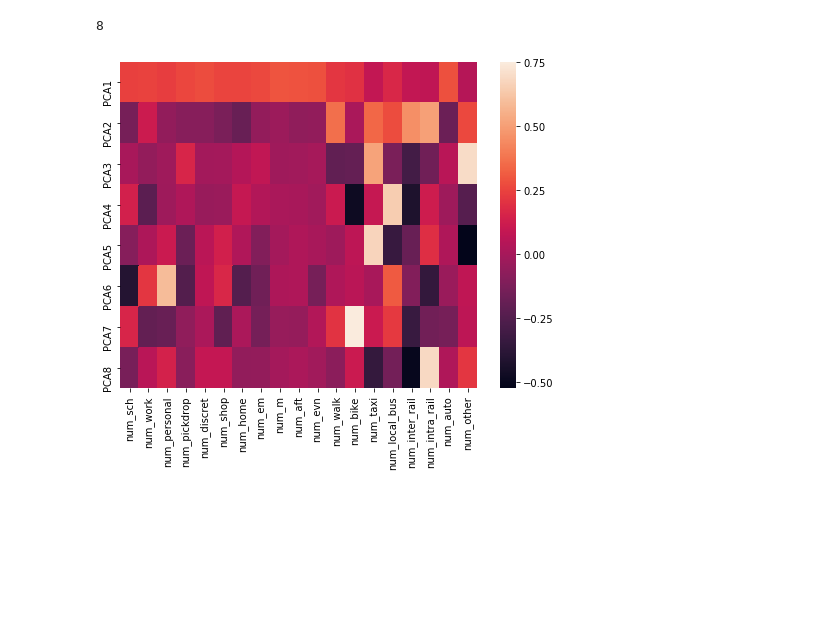
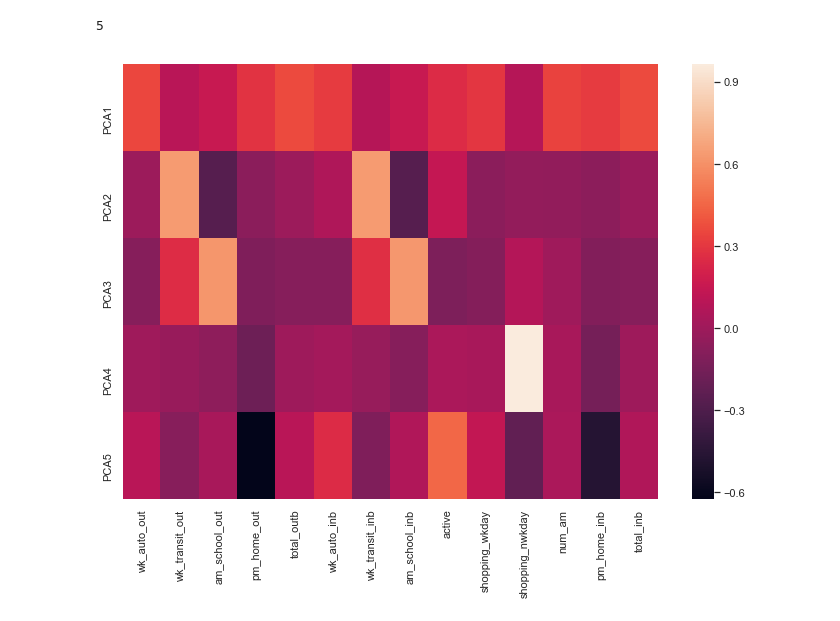
Before and after one commit to abaum1/mobilitymotifs, a Jupyter notebook: Dimensionality Reduction with PCA.ipynb, the cells around one changed output. Drawn from its saved outputs; the diff is of its cells as text; code cells hidden in the pictures; blank space fills up the shorter version.

```diff
--- a/Dimensionality Reduction with PCA.ipynb
+++ b/Dimensionality Reduction with PCA.ipynb
@@ -25,0 +23,9 @@ len(features)
+# %%
+color = sns.diverging_palette(11, 11)
+sns.set(font_scale=1)
+plt.subplots(figsize=(12,7))
+corr = zcode_data[[col for col in zcode_data.columns if col not in ['internal', "zip"]]].corr()
+corr.style.set_precision(3)
+sns.heatmap(corr, annot=True, cmap="YlGnBu", vmax=1, vmin = -0.1);
+sns.axes_style("white");
+plt.title("Pairwise Feature Correlations");
@@ -25,0 +34,4 @@ len(features)
+# %%
+features = zcode_data[[col for col in zcode_data.columns if col not in ['internal', "zip code"]]].columns
+print("num feats: ", len(features))
+features
@@ -26,9 +45,9 @@ len(features)
 # %%
 from sklearn.preprocessing import StandardScaler
-features = zcode_data.columns[1:]
 # Separating out the features
 x = zcode_data.loc[:, features].values
 # Separating out the target
-# y = zcode_data.loc[:,['ZIP']].values
+y = zcode_data.loc[:,'zip code'].values
 # Standardizing the features
 standard_data = StandardScaler().fit_transform(x)
+standard_data
@@ -51,5 +72,5 @@ array([[-0.46634313, -0.38886534, -0.55770007, ..., -0.15467635,
 # %%
-n_components = 8
+n_components = 5
 pca_model = PCA(n_components)
 principalComponents = pca_model.fit_transform(standard_data)
 principalDf = pd.DataFrame(data = principalComponents
@@ -209,9 +209,9 @@ plt.show()
 # %%
-plt.figure(figsize = (8,6))
+plt.figure(figsize = (12,8))
 sns.heatmap(pca_model.components_,
       yticklabels=[ "PCA"+str(x) for x in range(1,pca_model.n_components_+1)],
         xticklabels=list(features) )
 pca_model.n_components
 # %% [output]
-8
+5
-[figure, old version]
+[figure, new version]
```
Also changed, not shown: parts of 24 cells of this notebook.
